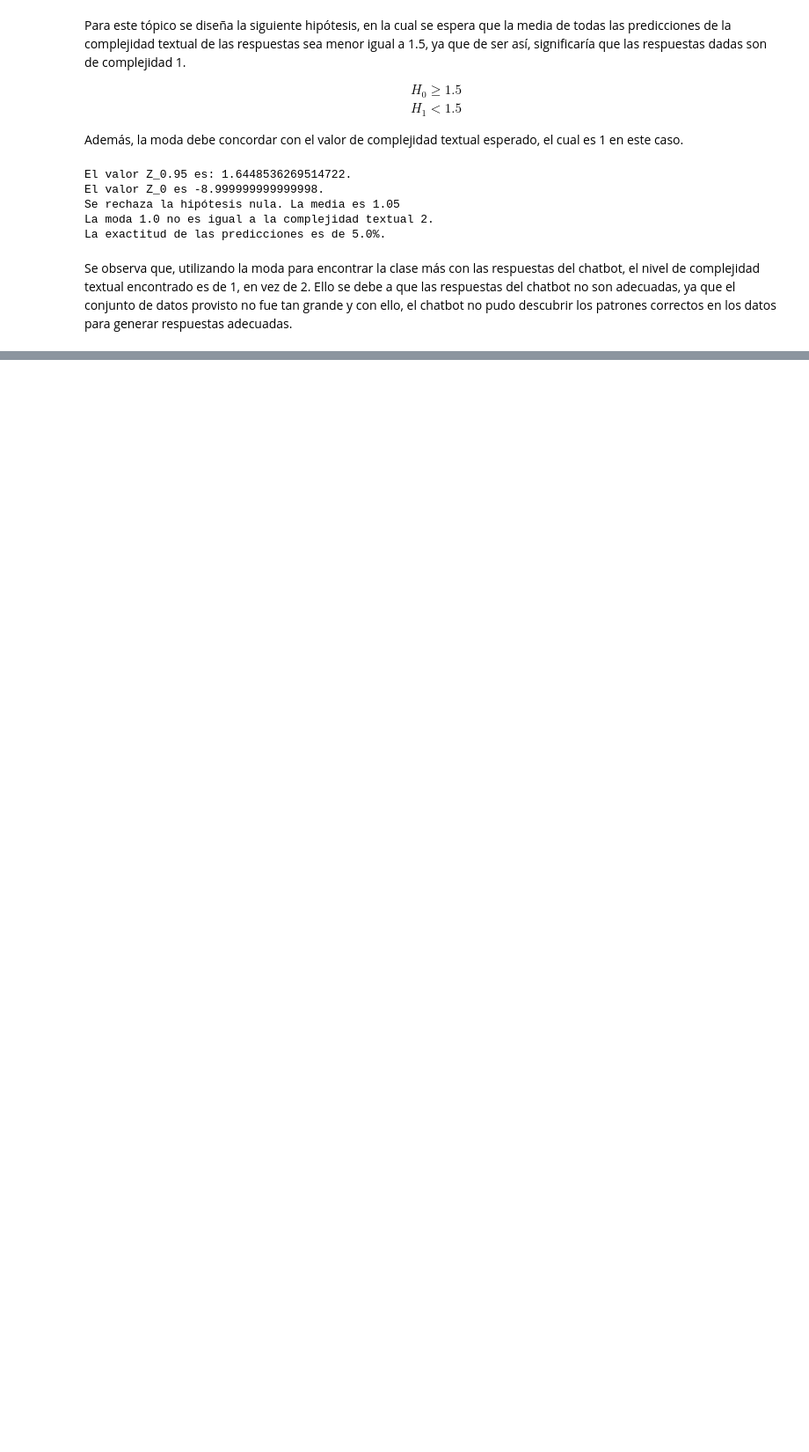
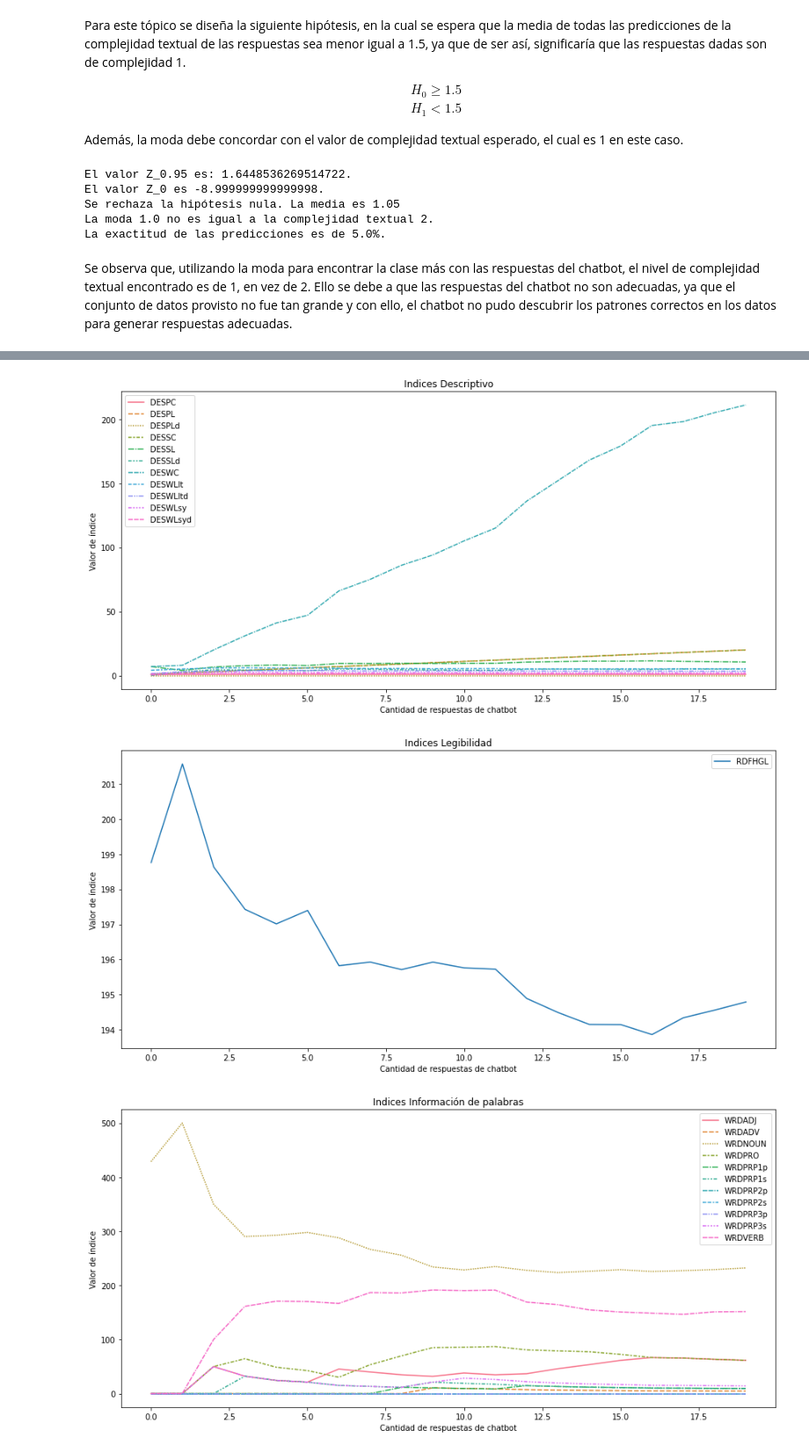
Before and after one commit to Hans03430/Tesis_Chatbot, a Jupyter notebook: notebook/modeling/Entrenamiento de Chatbot por Tópicos.ipynb, the cells around one changed output, grey strips where cells are left out. Shown at 88% size. Saved outputs shown, nothing was run; the diff lists cells and outputs as text; code cells hidden in the pictures; blank space fills up the shorter version.

```diff
--- a/notebook/modeling/Entrenamiento de Chatbot por Tópicos.ipynb
+++ b/notebook/modeling/Entrenamiento de Chatbot por Tópicos.ipynb
@@ -758,0 +791,3 @@ Se observa que, utilizando la moda para encontrar la clase más con las respuest
+# %%
+chatbot_responses = obtain_chatbot_responses(f'{BASE_DIRECTORY}/data/raw/log_grade_1_all_chat.txt')
+print(chatbot_responses)
@@ -758,0 +798,2 @@ Se observa que, utilizando la moda para encontrar la clase más con las respuest
+# %%
+indices = calculate_chatbots_responses_cm_indices(chatbot_responses)
@@ -758,0 +820,6 @@ Se observa que, utilizando la moda para encontrar la clase más con las respuest
+# %%
+draw_indices(indices)
+# %% [output]
+[figure, added]
+[figure, added]
+[figure, added]
```
Also changed, not shown: parts of 33 cells of this notebook, 4 other files.
